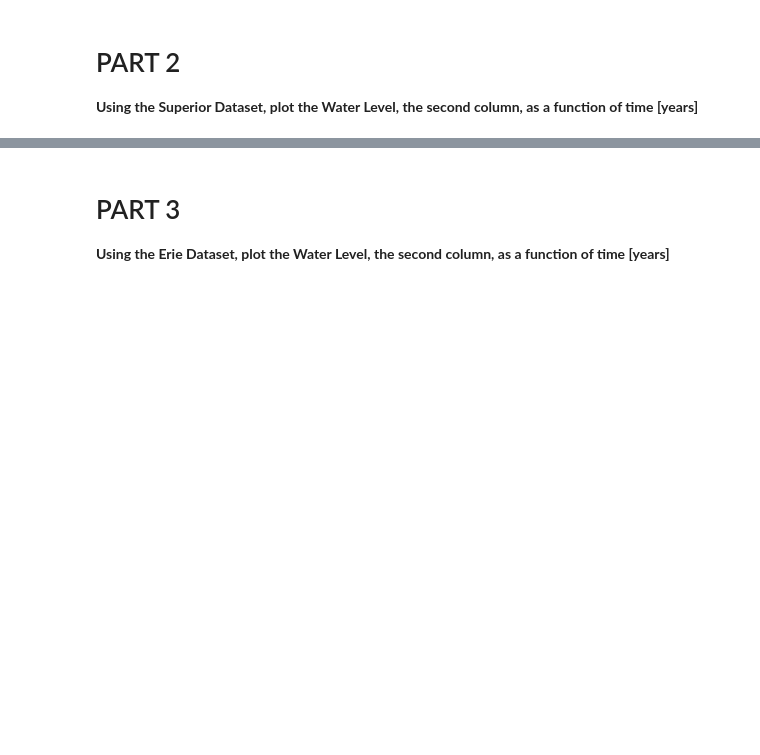
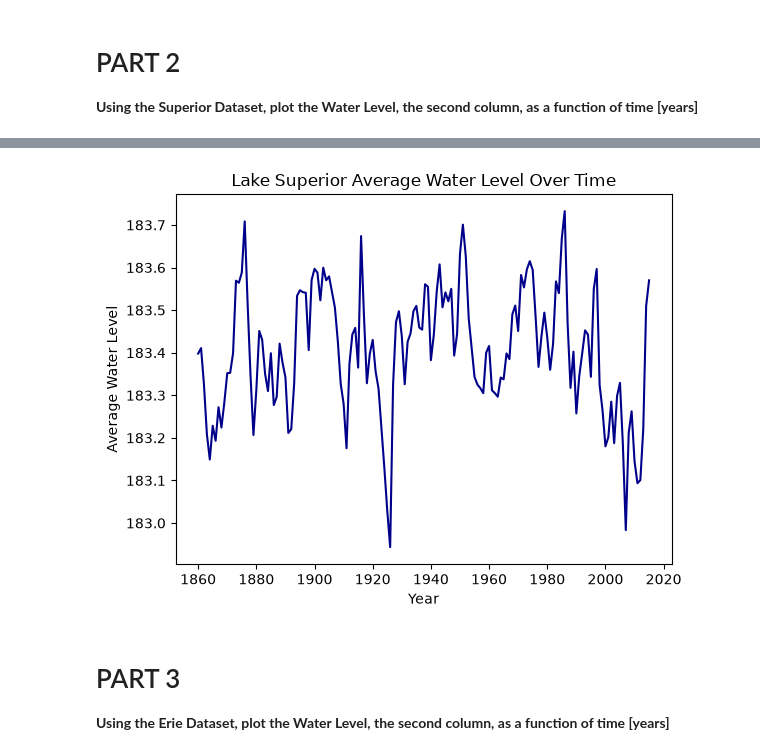
Before and after one commit to wesleyk1/CMSE202_Git_Started, a Jupyter notebook: Great_Lakes_and_Grand_River.ipynb, the cells around one changed output, grey strips where cells are left out. Drawn from its saved outputs; the diff is of its cells as text; code cells hidden in the pictures; blank space fills up the shorter version.

```diff
--- a/Great_Lakes_and_Grand_River.ipynb
+++ b/Great_Lakes_and_Grand_River.ipynb
@@ -40,9 +70,11 @@ sup.head()
 # %%
-plt.scatter(sup["Lake Superior annual averages"], sup["AnnAvg"], color="darkblue")
+plt.plot(sup["Lake Superior annual averages"], sup["AnnAvg"], color="darkblue")
 plt.xlabel("Year")
 plt.ylabel("Average Water Level")
 plt.title("Lake Superior Average Water Level Over Time")
 plt.show()
+# %% [output]
+[figure, added]
 # %% [markdown]
 # PART 3
 
```
Also changed, not shown: parts of 16 cells of this notebook.
